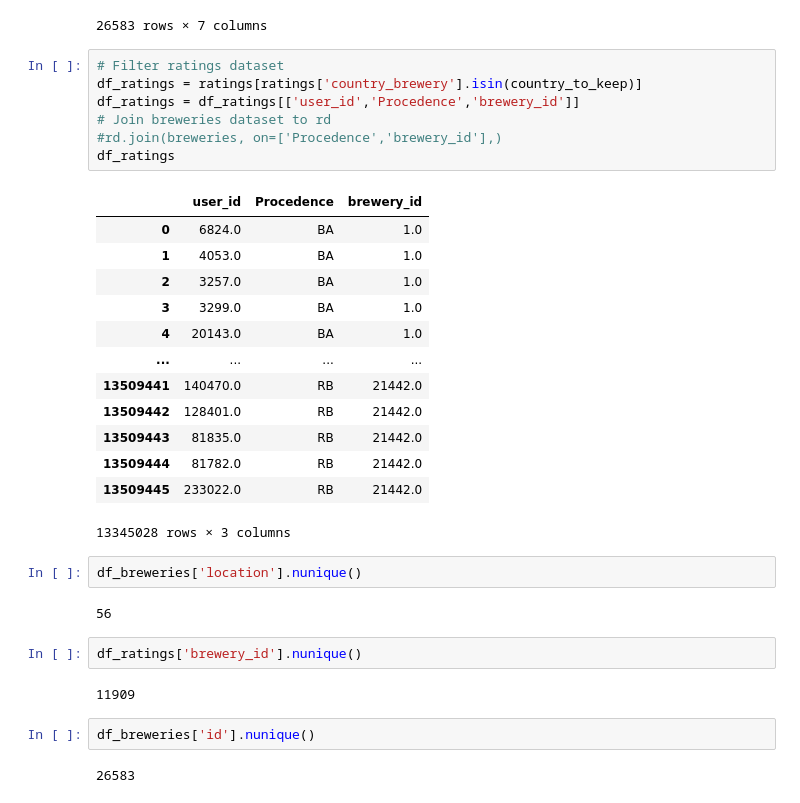
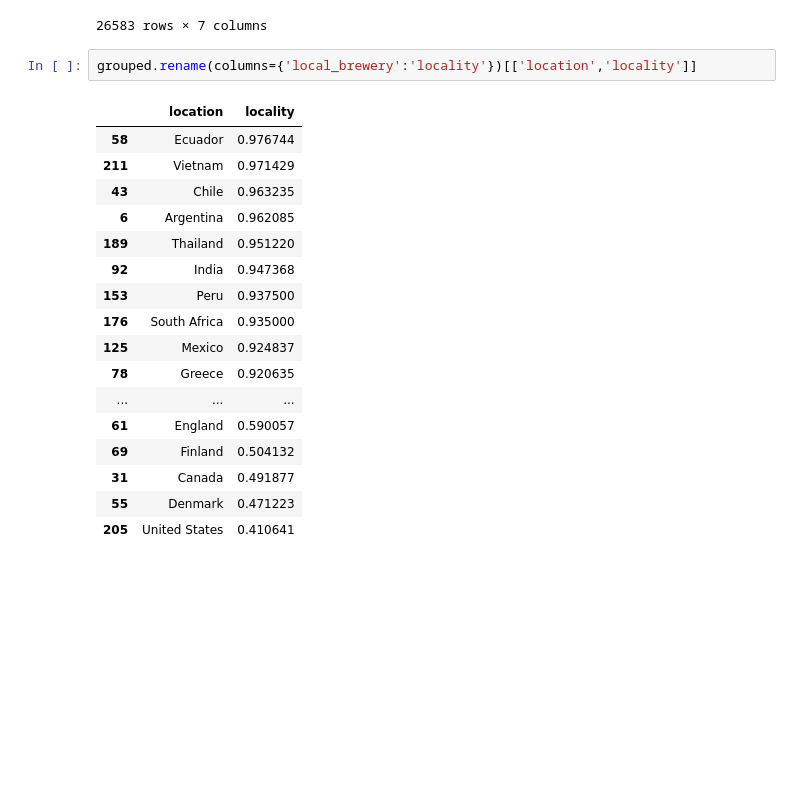
Before and after one commit to epfl-ada/ada-2023-project-adacadabra2023, a Jupyter notebook: notebooks/breweries_analysis.ipynb, the cells around one changed output. Cells and saved outputs as stored; diff of their text form; blank space fills up the shorter version.

```diff
--- a/notebooks/breweries_analysis.ipynb
+++ b/notebooks/breweries_analysis.ipynb
@@ -141,36 +137,23 @@ df_breweries
 | 27511 | 34243.0 | United States | John Harvard’s Brewery & Ale House | 0.0 | 491.0 | 491.0 | False |
 | 27512 | 34244.0 | United States | Triangle Brewing Company | 0.0 | 20.0 | 20.0 | False |
 26583 rows × 7 columns
-# %%
-# Filter ratings dataset
-df_ratings = ratings[ratings['country_brewery'].isin(country_to_keep)]
-df_ratings = df_ratings[['user_id','Procedence','brewery_id']]
-# Join breweries dataset to rd
-#rd.join(breweries, on=['Procedence','brewery_id'],)
-df_ratings
-# %% [output]
-|  | user_id | Procedence | brewery_id |
-| 0 | 6824.0 | BA | 1.0 |
-| 1 | 4053.0 | BA | 1.0 |
-| 2 | 3257.0 | BA | 1.0 |
-| 3 | 3299.0 | BA | 1.0 |
-| 4 | 20143.0 | BA | 1.0 |
-| ... | ... | ... | ... |
-| 13509441 | 140470.0 | RB | 21442.0 |
-| 13509442 | 128401.0 | RB | 21442.0 |
-| 13509443 | 81835.0 | RB | 21442.0 |
-| 13509444 | 81782.0 | RB | 21442.0 |
-| 13509445 | 233022.0 | RB | 21442.0 |
-13345028 rows × 3 columns
-# %%
-df_breweries['location'].nunique()
-# %% [output]
-56
-# %%
-df_ratings['brewery_id'].nunique()
-# %% [output]
-11909
-# %%
-df_breweries['id'].nunique()
-# %% [output]
-26583
+# %%
+grouped.rename(columns={'local_brewery':'locality'})[['location','locality']]
+# %% [output]
+|  | location | locality |
+| 58 | Ecuador | 0.976744 |
+| 211 | Vietnam | 0.971429 |
+| 43 | Chile | 0.963235 |
+| 6 | Argentina | 0.962085 |
+| 189 | Thailand | 0.951220 |
+| 92 | India | 0.947368 |
+| 153 | Peru | 0.937500 |
+| 176 | South Africa | 0.935000 |
+| 125 | Mexico | 0.924837 |
+| 78 | Greece | 0.920635 |
+| ... | ... | ... |
+| 61 | England | 0.590057 |
+| 69 | Finland | 0.504132 |
+| 31 | Canada | 0.491877 |
+| 55 | Denmark | 0.471223 |
+| 205 | United States | 0.410641 |
```
Also changed, not shown: parts of 5 cells of this notebook.
